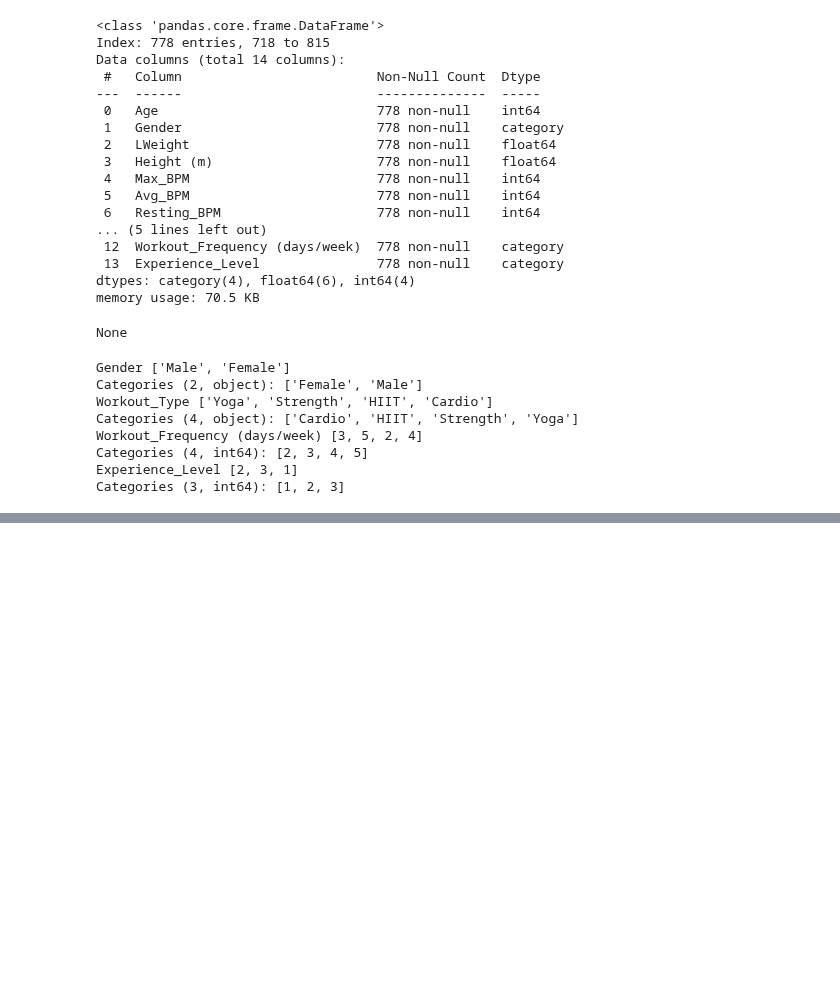
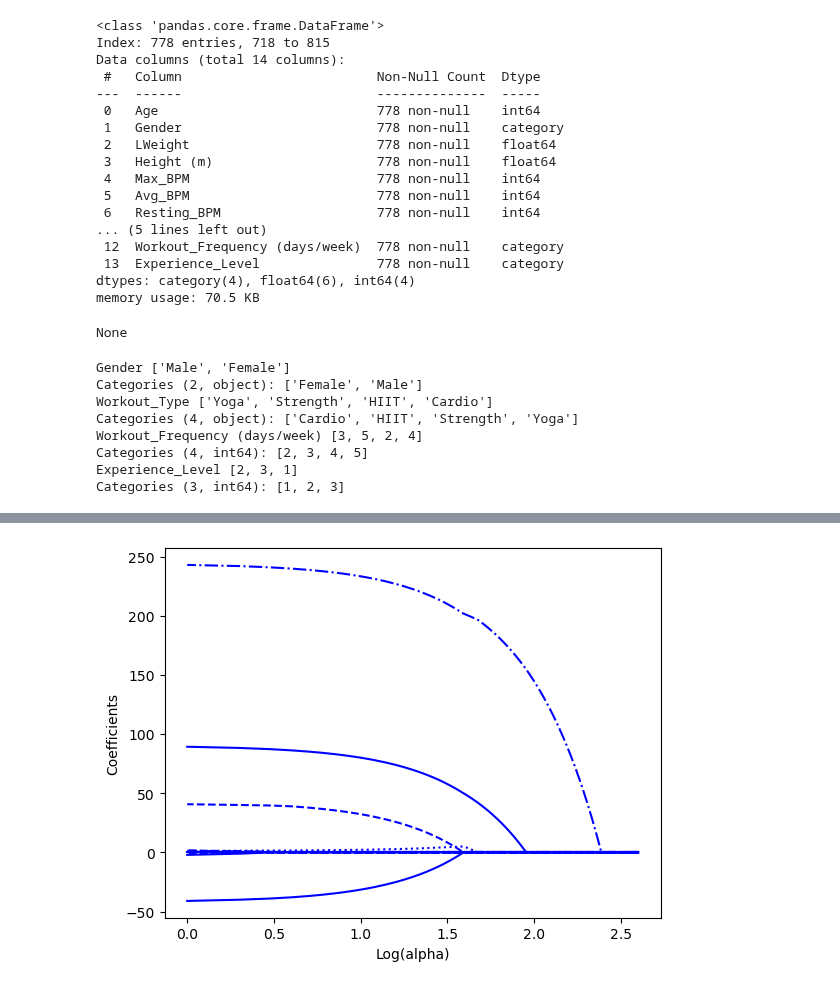
Before and after one commit to Dorianhgn/ProjetML4A, a Jupyter notebook: Calories_Burned/Sara/python.ipynb, the cells around one changed output, grey strips where cells are left out. Saved outputs shown, nothing was run; the diff lists cells and outputs as text; code cells hidden in the pictures; blank space fills up the shorter version.

```diff
--- a/Calories_Burned/Sara/python.ipynb
+++ b/Calories_Burned/Sara/python.ipynb
@@ -251,0 +400,20 @@ plt.show()
+# %%
+from itertools import cycle
+
+from sklearn.linear_model import lasso_path
+alphas_lasso, coefs_lasso, _ = lasso_path(X_train_calories_scaled, y_train_calories, alphas=np.array(range(1, 400, 1)),)
+
+
+plt.figure()
+ax = plt.gca()
+
+styles = cycle(['-', '--', '-.', ':'])
+
+log_alphas_lasso = np.log10(alphas_lasso)
+for coef_l, s in zip(coefs_lasso, styles):
+    l1 = plt.plot(log_alphas_lasso, coef_l, linestyle=s,c='b')
+plt.xlabel('Log(alpha)')
+plt.ylabel('Coefficients')
+plt.show()
+# %% [output]
+[figure, added]
```
Also changed, not shown: parts of 25 cells of this notebook.
